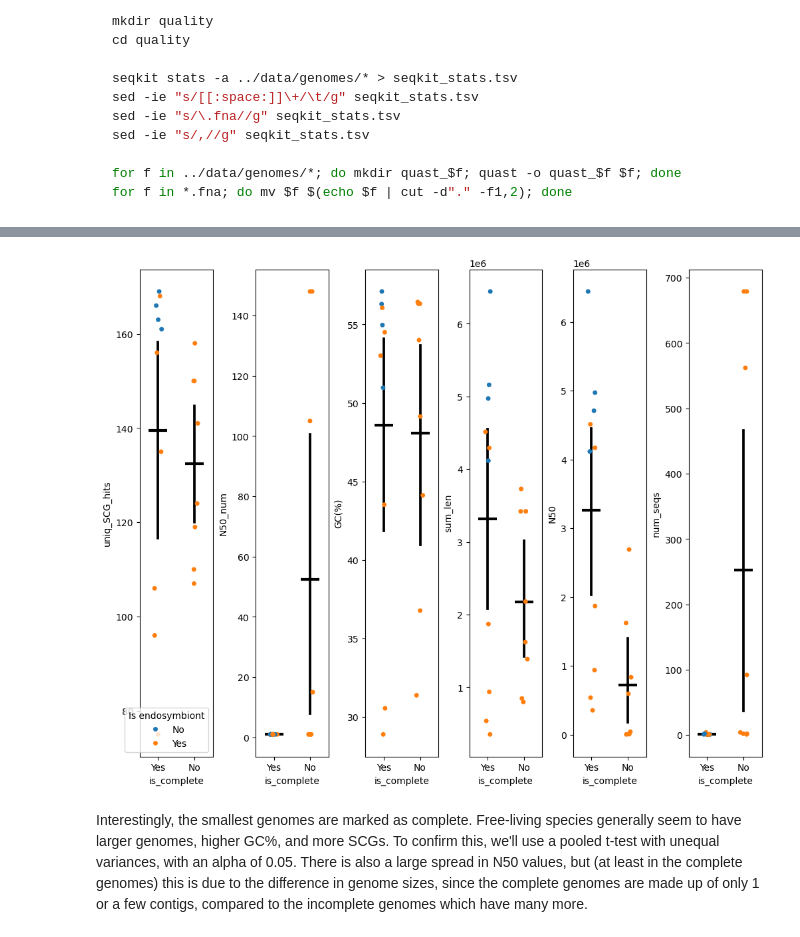
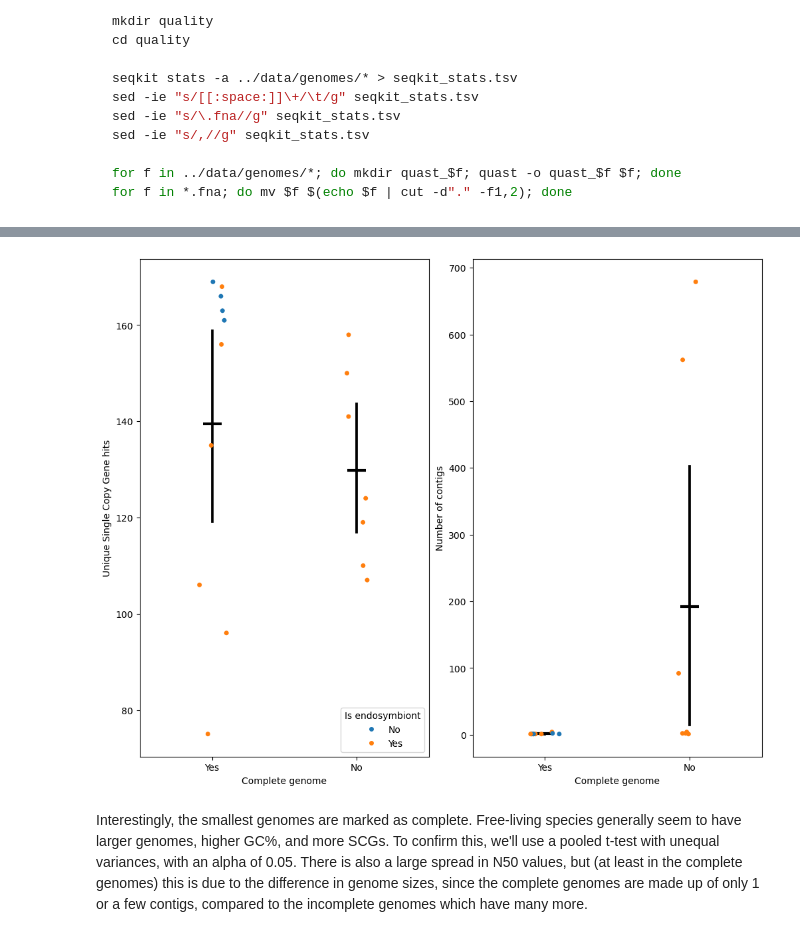
Before and after one commit to drumfreakk/GBI_endosymbiosis, a Jupyter notebook: endosymbiosis_logbook.ipynb, the cells around one changed output, grey strips where cells are left out. Drawn from its saved outputs; the diff is of its cells as text; code cells hidden in the pictures.

````diff
--- a/endosymbiosis_logbook.ipynb
+++ b/endosymbiosis_logbook.ipynb
@@ -10,13 +12,11 @@ from scipy import stats
 
 We looked at the summary from GToTree to find out how complete the single copy genes in our genomes are compared to the GTDB. In particular, we tried to see whether complete genomes had different completeness and redundancy percentages than incomplete genomes.
 # %%
-df = pd.read_table("data/gtotree/Genomes_summary_info.tsv")
-df["is_complete"] = ["Yes","No","Yes","Yes","Yes","Yes","No","Yes","Yes","Yes","Yes","No","Yes","No","No","No","No"]
-df["is_endosymb"] = ["No","Yes","Yes","Yes","Yes","No","Yes","Yes","No","Yes","No","Yes","Yes","Yes","Yes","Yes","Yes"]
+species_df = pd.read_table("data/gtotree/Genomes_summary_info.tsv")
+species_df["is_complete"] = ["Yes","No","Yes","Yes","Yes","Yes","No","Yes","Yes","Yes","Yes","No","Yes","No","No","No","No"]
+species_df["is_endosymb"] = ["No","Yes","Yes","Yes","Yes","No","Yes","Yes","No","Yes","No","Yes","Yes","Yes","Yes","Yes","Yes"]
 
-
-
-df
+species_df
 # %% [output]
 |  | assembly_id | taxid | num_SCG_hits | uniq_SCG_hits | perc_comp | perc_redund | num_SCG_hits_after_len_filt | ... |
 | 0 | Dickeya_dadantii_XJ12_GCF_0301685... | NaN | 167 | 163 | 97.09 | 2.33 | 162 | ... |
@@ -117,12 +168,12 @@ for f in ../data/genomes/*; do mkdir quast_$f; quast -o quast_$f $f; done
 for f in *.fna; do mv $f $(echo $f | cut -d"." -f1,2); done
 ```
 # %%
-df2 = pd.read_table("quality/seqkit_stats.tsv")
-df = pd.merge(df, df2, left_on="assembly_id", right_on="file")
+seqkit_df = pd.read_table("quality/seqkit_stats.tsv")
+species_seqkit_df = pd.merge(species_df, seqkit_df, left_on="assembly_id", right_on="file")
 
 pd.set_option('display.max_rows', None)
 pd.set_option('display.max_columns', None)
-df
+species_seqkit_df
 # %% [output]
 |  | assembly_id | taxid | num_SCG_hits | uniq_SCG_hits | perc_comp | perc_redund | num_SCG_hits_after_len_filt | ... |
 | 0 | Dickeya_dadantii_XJ12_GCF_0301685... | NaN | 167 | 163 | 97.09 | 2.33 | 162 | ... |
@@ -143,33 +194,39 @@ df
 | 15 | Sodalis_sp_SPI-1_GCF_001602625.1 | NaN | 133 | 124 | 77.33 | 5.23 | 114 | ... |
 | 16 | Sodalis_sp_TME1_GCA_001879235.1 | NaN | 159 | 150 | 92.44 | 5.23 | 141 | ... |
 # %%
-fig, axes = plt.subplots(1,6,constrained_layout=True)
+#fig, axes = plt.subplots(1,6,constrained_layout=True)
+fig, axes = plt.subplots(1,2,constrained_layout=True)
 
-sns.stripplot(data=df,x="is_complete",y="uniq_SCG_hits",hue="is_endosymb", ax = axes[0])
-sns.pointplot(data=df,x="is_complete",y="uniq_SCG_hits",linestyle="none",errorbar="ci",marker="_",markersize=20,markeredgewidth=3,ax=axes[0],color="black")
 
-sns.stripplot(data=df,x="is_complete",y="N50_num",hue="is_endosymb", ax = axes[1],legend=False)
-sns.pointplot(data=df,x="is_complete",y="N50_num",linestyle="none", errorbar="ci", marker="_",markersize=20,markeredgewidth=3,ax=axes[1],color="black")
+sns.stripplot(data=species_seqkit_df,x="is_complete",y="uniq_SCG_hits",hue="is_endosymb", ax = axes[0])
+sns.pointplot(data=species_seqkit_df,x="is_complete",y="uniq_SCG_hits",linestyle="none",errorbar="ci",marker="_",markersize=20,markeredgewidth=3,ax=axes[0],color="black")
+axes[0].set(xlabel="Complete genome", ylabel="Unique Single Copy Gene hits")
 
-sns.stripplot(data=df,x="is_complete",y="GC(%)",hue="is_endosymb", ax = axes[2],legend=False)
-sns.pointplot(data=df,x="is_complete",y="GC(%)",linestyle="none", errorbar="ci", marker="_",markersize=20,markeredgewidth=3,ax=axes[2],color="black")
+#sns.stripplot(data=species_seqkit_df,x="is_complete",y="N50_num",hue="is_endosymb", ax = axes[1],legend=False)
+#sns.pointplot(data=species_seqkit_df,x="is_complete",y="N50_num",linestyle="none", errorbar="ci", marker="_",markersize=20,markeredgewidth=3,ax=axes[1],color="black")
 
-sns.stripplot(data=df,x="is_complete",y="sum_len",hue="is_endosymb", ax = axes[3],legend=False)
-sns.pointplot(data=df,x="is_complete",y="sum_len",linestyle="none", errorbar="ci", marker="_",markersize=20,markeredgewidth=3,ax=axes[3],color="black")
+#sns.stripplot(data=species_seqkit_df,x="is_complete",y="GC(%)",hue="is_endosymb", ax = axes[2],legend=False)
+#sns.pointplot(data=species_seqkit_df,x="is_complete",y="GC(%)",linestyle="none", errorbar="ci", marker="_",markersize=20,markeredgewidth=3,ax=axes[2],color="black")
 
-sns.stripplot(data=df,x="is_complete",y="N50",hue="is_endosymb", ax = axes[4],legend=False)
-sns.pointplot(data=df,x="is_complete",y="N50",linestyle="none", errorbar="ci", marker="_",markersize=20,markeredgewidth=3,ax=axes[4],color="black")
+#sns.stripplot(data=species_seqkit_df,x="is_complete",y="sum_len",hue="is_endosymb", ax = axes[3],legend=False)
+#sns.pointplot(data=species_seqkit_df,x="is_complete",y="sum_len",linestyle="none", errorbar="ci", marker="_",markersize=20,markeredgewidth=3,ax=axes[3],color="black")
 
-sns.stripplot(data=df,x="is_complete",y="num_seqs",hue="is_endosymb", ax = axes[5],legend=False)
-sns.pointplot(data=df,x="is_complete",y="num_seqs",linestyle="none", errorbar="ci", marker="_",markersize=20,markeredgewidth=3,ax=axes[5],color="black")
+#sns.stripplot(data=species_seqkit_df,x="is_complete",y="N50",hue="is_endosymb", ax = axes[4],legend=False)
+#sns.pointplot(data=species_seqkit_df,x="is_complete",y="N50",linestyle="none", errorbar="ci", marker="_",markersize=20,markeredgewidth=3,ax=axes[4],color="black")
 
-handles, labels = axes[2].get_legend_handles_labels()
+sns.stripplot(data=species_seqkit_df,x="is_complete",y="num_seqs",hue="is_endosymb", ax = axes[1],legend=False)
+sns.pointplot(data=species_seqkit_df,x="is_complete",y="num_seqs",linestyle="none", errorbar="ci", marker="_",markersize=20,markeredgewidth=3,ax=axes[1],color="black")
+axes[1].set(xlabel="Complete genome", ylabel="Number of contigs")
+
+handles, labels = axes[0].get_legend_handles_labels()
 axes[0].legend(title="Is endosymbiont", loc='lower right')
 
 fig.set_size_inches(10, 8)
+#plt.tight_layout
+plt.savefig("figures/genome_QA.png", dpi=600, bbox_inches="tight")
 plt.show()
 # %% [output]
-[figure, old version]
+[figure, new version]
 # %% [markdown]
 Interestingly, the smallest genomes are marked as complete. Free-living species generally seem to have larger genomes, higher GC%, and more SCGs. To confirm this, we'll use a pooled t-test with unequal variances, with an alpha of 0.05.
 There is also a large spread in N50 values, but (at least in the complete genomes) this is due to the difference in genome sizes, since the complete genomes are made up of only 1 or a few contigs, compared to the incomplete genomes which have many more.
````
Also changed, not shown: parts of 20 cells of this notebook, 19 other files.
